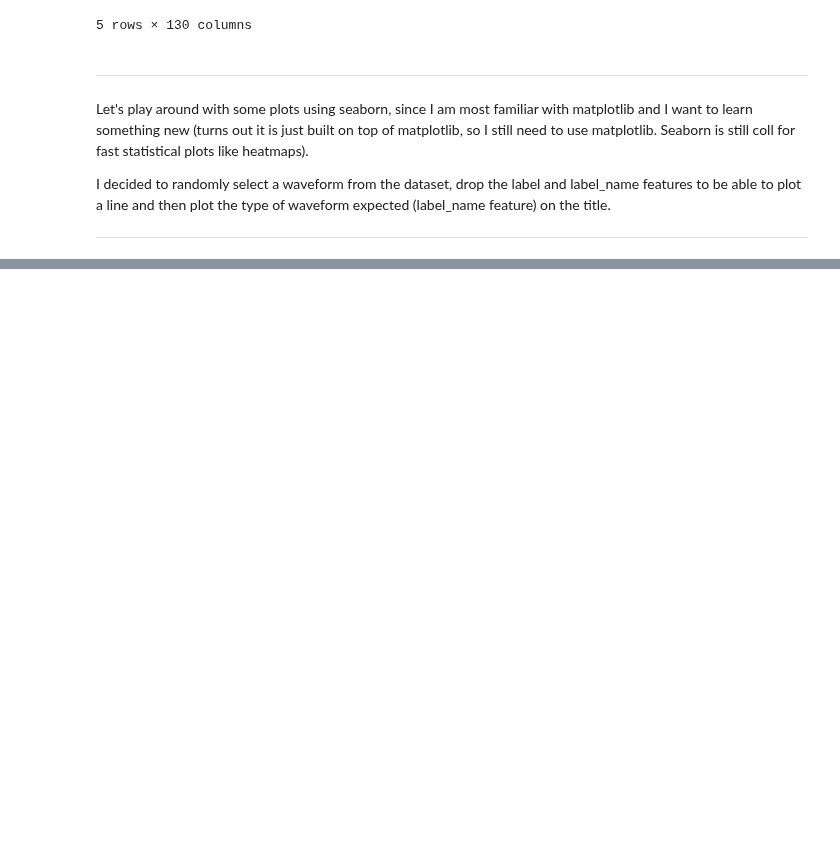
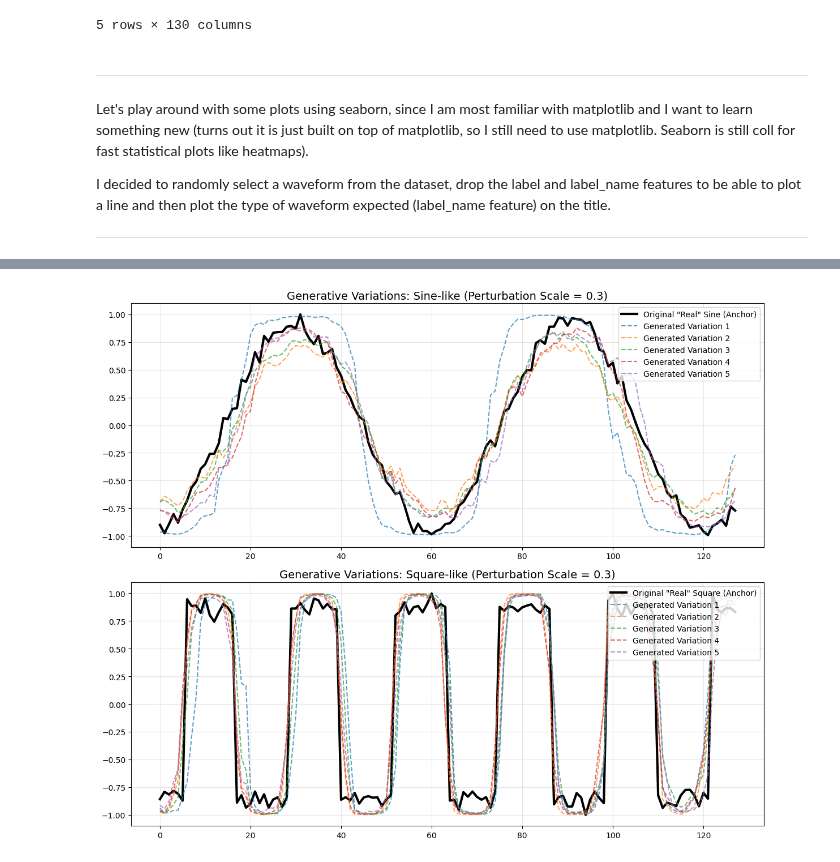
Before and after one commit to AndreHucke/gen_ai, a Jupyter notebook: VAE/waveform_manipulation.ipynb, the cells around one changed output, grey strips where cells are left out. Drawn from its saved outputs; the diff is of its cells as text; code cells hidden in the pictures; blank space fills up the shorter version.

```diff
--- a/VAE/waveform_manipulation.ipynb
+++ b/VAE/waveform_manipulation.ipynb
@@ -327,0 +555,76 @@ The Variational Autoencoder (VAE) was designed with an encoder that compresses 1
+# %%
+import torch
+import matplotlib.pyplot as plt
+import numpy as np
+
+# --- Settings ---
+# perturbation_scale: Controls how distinct the new waves are.
+# 0.1 = Very similar (almost identical)
+# 0.5 = Distinct variations (same shape, different character)
+# 1.0 = Highly generative (might start looking distorted)
+perturbation_scale = 0.3
+num_variations = 5
+
+# Find Reference Samples ("Anchors") in the Test Set
+# Based on your previous plots: Class 0 = Sine-like, Class 1 = Square-like
+idx_sine = np.where(y_test == 0)[0][0]    # First Class 0 sample
+idx_square = np.where(y_test == 1)[0][0]  # First Class 1 sample
+
+# Get the actual tensors for these anchors
+anchor_sine = test_dataset[idx_sine][0].unsqueeze(0)   # Add batch dim [1, 128]
+anchor_square = test_dataset[idx_square][0].unsqueeze(0)
+
+# Get their "Address" in Latent Space
+model.eval()
+with torch.no_grad():
+    _, mu_sine, _ = model(anchor_sine)
+    _, mu_square, _ = model(anchor_square)
+
+# Generate New Variations (Latent Perturbation)
+generated_sines = []
+generated_squares = []
+
+with torch.no_grad():
+    for _ in range(num_variations):
+        # Create random noise vector of the same size
+        noise = torch.randn_like(mu_sine) * perturbation_scale
+
+        # Add noise to the original centroid (The "Perturbation")
+        z_sine_new = mu_sine + noise
+        z_square_new = mu_square + noise
+
+        # Decode these new, never-before-seen latent points
+        # (Manually running the decoder half of the model)
+        recon_sine = torch.tanh(model.fc4(torch.nn.functional.relu(model.fc3(z_sine_new))))
+        recon_square = torch.tanh(model.fc4(torch.nn.functional.relu(model.fc3(z_square_new))))
+
+        generated_sines.append(recon_sine.squeeze().numpy())
+        generated_squares.append(recon_square.squeeze().numpy())
+
+# Visualization
+fig, axes = plt.subplots(2, 1, figsize=(12, 10))
+
+# Plot Sine-like Generative Results
+ax = axes[0]
+ax.plot(anchor_sine.squeeze().numpy(), color='black', linewidth=3, label='Original "Real" Sine (Anchor)')
+for i, wave in enumerate(generated_sines):
+    ax.plot(wave, alpha=0.7, linestyle='--', label=f'Generated Variation {i+1}')
+ax.set_title(f'Generative Variations: Sine-like (Perturbation Scale = {perturbation_scale})', fontsize=14)
+ax.legend(loc='upper right')
+ax.grid(True, alpha=0.3)
+ax.set_ylim(-1.1, 1.1)
+
+# Plot Square-like Generative Results
+ax = axes[1]
+ax.plot(anchor_square.squeeze().numpy(), color='black', linewidth=3, label='Original "Real" Square (Anchor)')
+for i, wave in enumerate(generated_squares):
+    ax.plot(wave, alpha=0.7, linestyle='--', label=f'Generated Variation {i+1}')
+ax.set_title(f'Generative Variations: Square-like (Perturbation Scale = {perturbation_scale})', fontsize=14)
+ax.legend(loc='upper right')
+ax.grid(True, alpha=0.3)
+ax.set_ylim(-1.1, 1.1)
+
+plt.tight_layout()
+plt.show()
+# %% [output]
+[figure, added]
```
Also changed, not shown: parts of 26 cells of this notebook.
